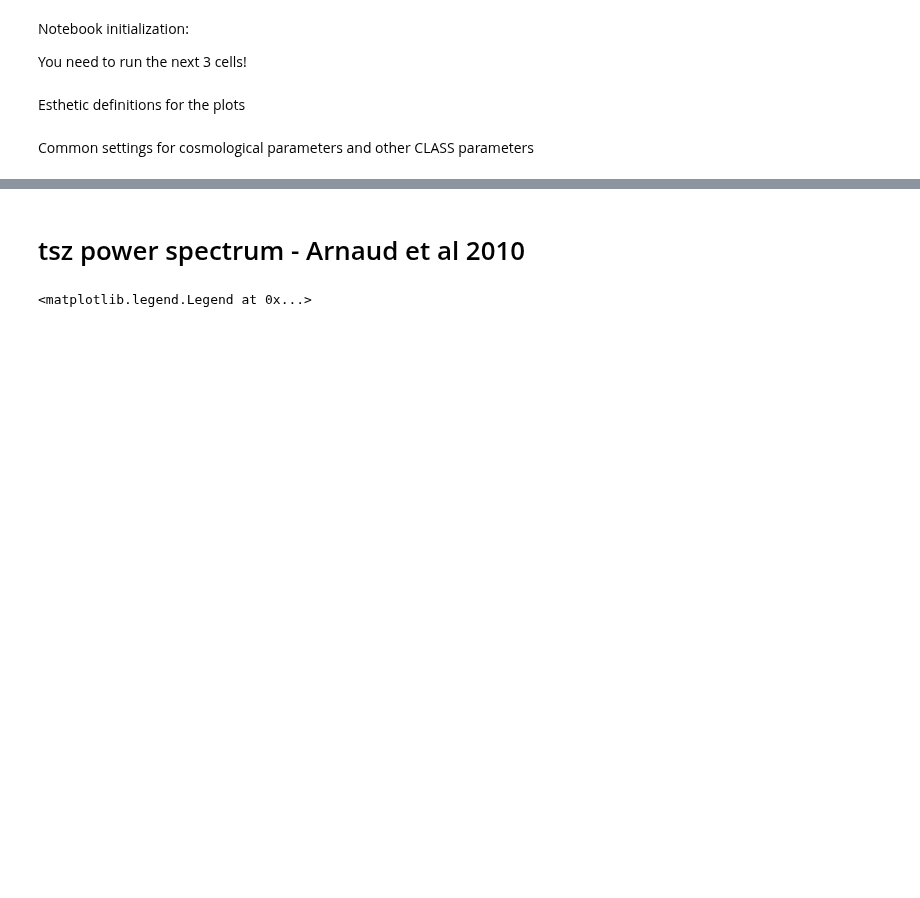
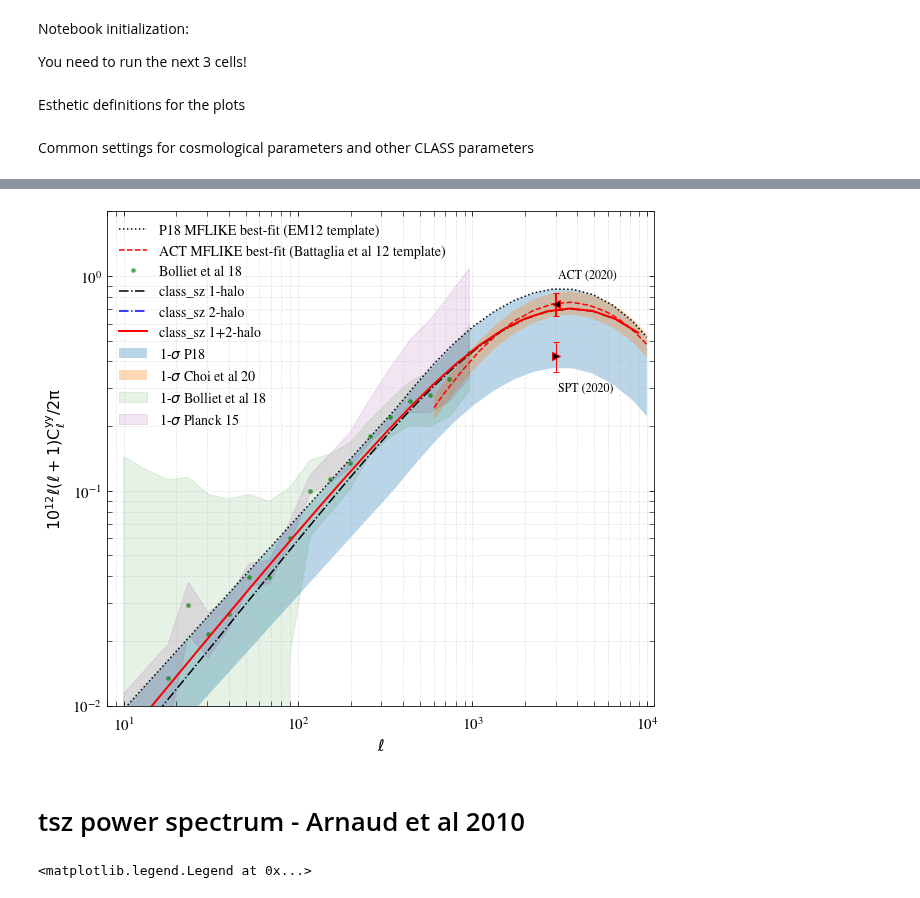
Before and after one commit to CLASS-SZ/class_sz, a Jupyter notebook: notebooks/class_sz_plots_and_tutorial_tsz_power_spectrum.ipynb, the cells around one changed output, grey strips where cells are left out. Drawn from its saved outputs; the diff is of its cells as text; code cells hidden in the pictures; blank space fills up the shorter version.

```diff
--- a/notebooks/class_sz_plots_and_tutorial_tsz_power_spectrum.ipynb
+++ b/notebooks/class_sz_plots_and_tutorial_tsz_power_spectrum.ipynb
@@ -38,3 +107,102 @@ common_settings = {
+# %%
+label_size = 15
+title_size = 16
+legend_size = 16
+handle_length = 2
+y_min = 1.e-2
+y_max = 2
+
+fig, ax1 = plt.subplots(1,1,figsize=(9,8))
+
+ax = ax1
+ax.tick_params(axis = 'x',which='both',length=5,direction='in', pad=10)
+ax.tick_params(axis = 'y',which='both',length=5,direction='in', pad=5)
+ax.xaxis.set_ticks_position('both')
+ax.yaxis.set_ticks_position('both')
+plt.setp(ax.get_yticklabels(), rotation='horizontal', fontsize=label_size)
+plt.setp(ax.get_xticklabels(), fontsize=label_size)
+ax.grid( b=True, which="both", alpha=0.3, linestyle='--')
+
+ax.set_xscale('log')
+ax.set_yscale('log')
+ax.set_xlabel(r'$\ell$',size=title_size)
+
+ax.set_ylabel(r'$10^{12}\ell(\ell+1)\mathrm{C^{yy}_\ell/2\pi}$',size=title_size)
+
+
+PSZ = np.loadtxt(path_to_files+'tsz_143_eps0.50.dat')
+B12 = np.loadtxt(path_to_files+'cl_tsz_150_bat.dat')
+
+pow_planck = interp1d(PSZ[:,0],PSZ[:,1])
+tsz_planck = PSZ[:,1]
+tsz_planck = 1e12*tsz_planck/fsz(143)/fsz(143)/pow_planck(3000)
+A_sz_planck_mean = 5.
+A_sz_planck_sigma = 2.
+A_sz_planck_best_fit = 7.
+
+plt.plot(PSZ[:,0],A_sz_planck_best_fit*tsz_planck,label='P18 MFLIKE best-fit (EM12 template)',c='k',ls=':')
+plt.fill_between(PSZ[:,0],(A_sz_planck_mean-A_sz_planck_sigma)*tsz_planck,(A_sz_planck_mean+A_sz_planck_sigma)*tsz_planck,alpha=0.3,label = r'1-$\sigma$ P18')
+
+
+tsz_B12 = B12[:,1]
+pow_b12 = interp1d(B12[:,0],tsz_B12)
+tsz_B12 = 1e12*tsz_B12/pow_b12(3000)/fsz(148)/fsz(148)
+# tsz_B12 = 1e12*tsz_B12/pow_b12(3000)/(2.67e6)**2
+pow_tsz_b12 = interp1d(B12[:,0],tsz_B12)
+A_sz_act_mean = 5.29
+A_sz_act_sigma = 0.66
+A_sz_act_best_fit = 5.29
+# A_sz_act_best_fit = 1.
+
+plt.plot(B12[:,0][600:],A_sz_act_best_fit*tsz_B12[600:],label='ACT MFLIKE best-fit (Battaglia et al 12 template)',c='r',ls='--')
+plt.fill_between(B12[:,0][600:],(A_sz_act_mean-A_sz_act_sigma)*tsz_B12[600:],(A_sz_act_mean+A_sz_act_sigma)*tsz_B12[600:],alpha=0.3,label = r'1-$\sigma$ Choi et al 20')
+
+
+ACTCellnew = 5.29/(2.67)**2
+ACTCellnewerr =	0.66/(2.67)**2
+
+SPTCellnew = 3.42/(2.84)**2
+SPTCellnewerr = 0.54/(2.84)**2
+
+ax.errorbar([3000],[SPTCellnew],
+            yerr=[SPTCellnewerr],capthick=1,capsize=3,elinewidth=1,\
+             fmt='>',mfc='k',markersize=8,color = 'r')
+
+ax.errorbar([3000],[ACTCellnew],
+            yerr=[ACTCellnewerr],capthick=1,capsize=3,elinewidth=2,\
+             fmt='<',mfc='k',markersize=8,color = 'r',zorder=100)
+ax.text(3.1e3, 3.e-1, 'SPT (2020)', fontsize=12,rotation = 0,
+verticalalignment='center',horizontalalignment='left')
+ax.text(3.1e3, 1.01e0, 'ACT (2020)', fontsize=12,rotation = 0,
+verticalalignment='center',horizontalalignment='left')
+
+
+
+P = np.loadtxt(path_to_files+'planck_sz_1712_00788v1.txt')
+# ax.errorbar(P[:,0][0:18],P[:,1][0:18],yerr = P[:,2][0:18],color='green',linestyle="None",alpha = .5,label = 'B18',marker='o',markersize=3,capsize=5,elinewidth=2,markeredgewidth=2)
+ax.plot(P[:,0][0:18],P[:,1][0:18],color='green',linestyle="None",alpha = .5,label = 'Bolliet et al 18',marker='o',markersize=3,markeredgewidth=2)
+ax.fill_between(P[:,0][0:18],P[:,1][0:18]-P[:,2][0:18],P[:,1][0:18]+P[:,2][0:18],
+color='green',alpha=0.1,label=r'1-$\sigma$ Bolliet et al 18')
+
+P = np.loadtxt(path_to_files+'Planck2015.txt')
+# ax.errorbar(P[:,0][0:18],P[:,1][0:18],yerr = P[:,4][0:18],color='purple',linestyle="None",alpha = .2,label = 'P15',marker='o',markersize=3,capsize=5,elinewidth=2,markeredgewidth=2)
+# ax.plot(P[:,0][0:18],P[:,1][0:18],color='purple',linestyle="None",alpha = .2,label = 'P15',marker='o',markersize=3,markeredgewidth=2)
+ax.fill_between(P[:,0][0:18],P[:,1][0:18]-P[:,4][0:18],P[:,1][0:18]+P[:,4][0:18],
+color='purple',alpha=0.1,label=r'1-$\sigma$ Planck 15')
+
+plt.loglog(np.asarray(cl_sz['ell']),np.asarray(cl_sz['1h']),'k-.',label=r'class_sz 1-halo')
+plt.loglog(np.asarray(cl_sz['ell']),np.asarray(cl_sz['2h']),'b-.',label=r'class_sz 2-halo')
+plt.loglog(np.asarray(cl_sz['ell']),np.asarray(cl_sz['1h'])+np.asarray(cl_sz['2h']),c='r',lw=2,label=r'class_sz 1+2-halo')
+
+
+
+ax.set_ylim(y_min,y_max)
+ax.legend(loc=2,ncol=1,fontsize=14,frameon=False)
+
+plt.xlim(8,1.1e4)
+fig.tight_layout()
+# %% [output]
+[figure, added]
 # %% [markdown]
 # tsz power spectrum - Arnaud et al 2010
 # %%
```
Also changed, not shown: parts of 14 cells of this notebook, 7 other files.
